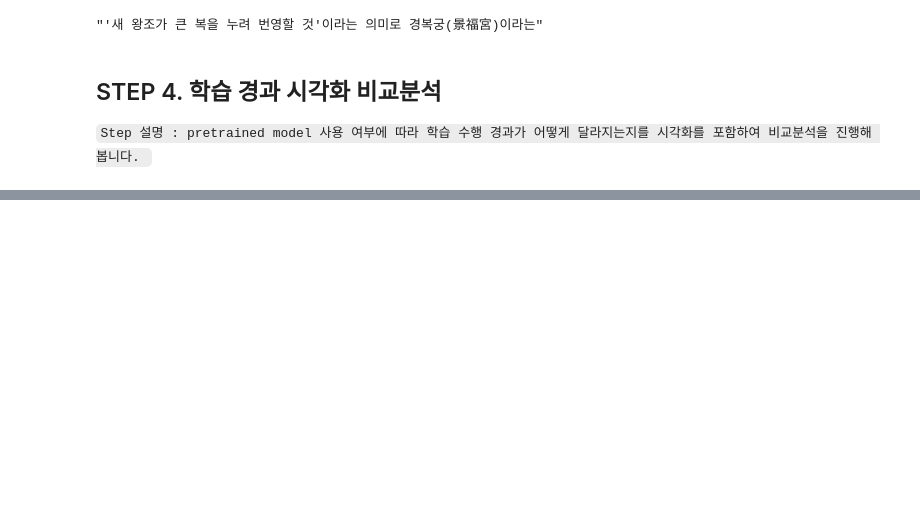
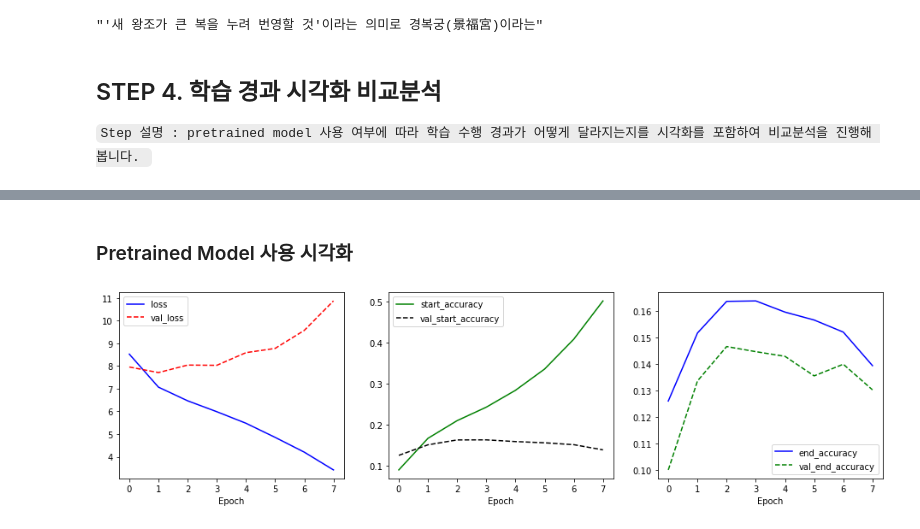
Before and after one commit to adele2020/ssacxaiffel, a Jupyter notebook: [E19]_BERT.ipynb, the cells around one changed output, grey strips where cells are left out. Cells and saved outputs as stored; diff of their text form; code cells hidden in the pictures; blank space fills up the shorter version.

```diff
--- a/[E19]_BERT.ipynb
+++ b/[E19]_BERT.ipynb
@@ -637,11 +673,21 @@ optimizer = tf.keras.optimizers.Adam(learning_rate=5e-4)
 
 best_acc = .0
 patience = 0
+p_tr_loss, p_tr_start_acc, p_tr_end_acc, p_val_loss, p_val_start_acc, p_val_end_acc = [],[],[],[],[],[]
 for epoch in range(20):
-    train_epoch(model, train_dataset, loss_fn, acc_fn, optimizer)
+    tr_start_loss, tr_end_loss, tr_start_acc, tr_end_acc = train_epoch(model, train_dataset, loss_fn, acc_fn, optimizer)
     start_loss, end_loss, start_acc, end_acc = eval_epoch(model, dev_dataset, loss_fn, acc_fn)
     print(f'eval {epoch} >> loss: {start_loss:0.4f}, {end_loss:0.4f}, acc: {start_acc:0.4f}, {end_acc:0.4f}')
     acc = start_acc + end_acc
+
+    p_tr_loss.append(tr_start_loss + tr_end_loss)
+    p_tr_start_acc.append(tr_start_acc)
+    p_tr_end_acc.append(tr_end_acc)
+
+    p_val_loss.append(start_loss + end_loss)
+    p_val_start_acc.append(start_acc)
+    p_val_end_acc.append(end_acc)
+
     if best_acc < acc:
         patience = 0
         best_acc = acc
@@ -712,0 +848,27 @@ do_predict(model, question2, context2)
+# %% [markdown]
+### Pretrained Model 사용 시각화
+# %%
+# training result
+plt.figure(figsize=(16, 4))
+
+plt.subplot(1, 3, 1)
+plt.plot(p_tr_loss, 'b-', label='loss')
+plt.plot(p_val_loss, 'r--', label='val_loss')
+plt.xlabel('Epoch')
+plt.legend()
+
+plt.subplot(1, 3, 2)
+plt.plot(p_tr_start_acc, 'g-', label='tart_accuracy')
+plt.plot(p_val_start_acc, 'k--', label='val_start_accuracy')
+plt.xlabel('Epoch')
+plt.legend()
+
+plt.subplot(1, 3, 3)
+plt.plot(p_val_start_acc, 'b-', label='end_accuracy')
+plt.plot(p_val_end_acc, 'g--', label='val_end_accuracy')
+plt.xlabel('Epoch')
+plt.legend()
+
+plt.show()
+# %% [output]
+[figure, added]
```
Also changed, not shown: parts of 28 cells of this notebook.
